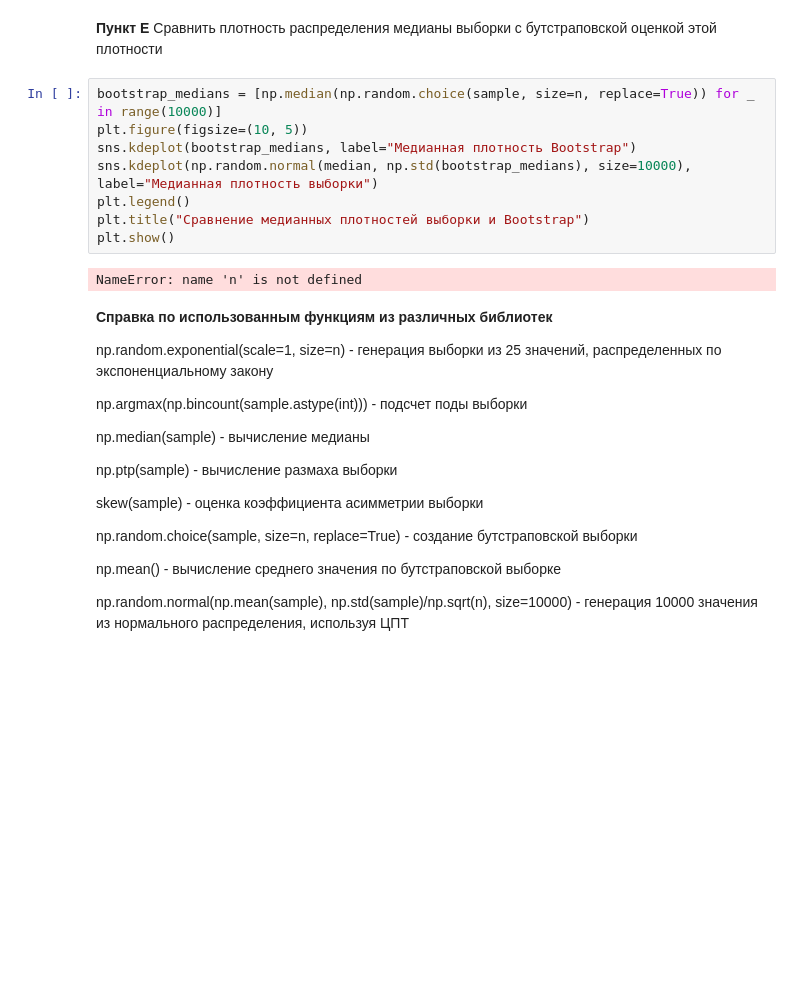
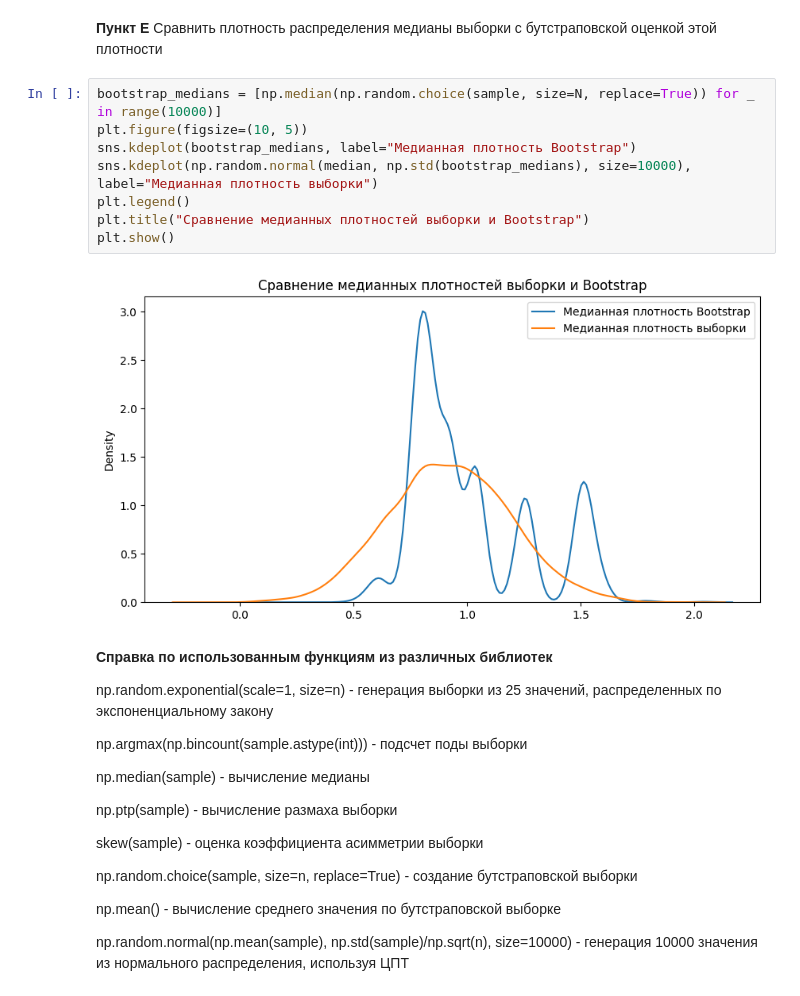
Before and after one commit to H0p1ty/MIPT_DAFE_Sem4_MathematicalStatistics, a Jupyter notebook: tasks/T2.ipynb, the cells around one changed output. Drawn from its saved outputs; the diff is of its cells as text; blank space fills up the shorter version.

```diff
--- a/tasks/T2.ipynb
+++ b/tasks/T2.ipynb
@@ -95,15 +95,15 @@ P(skewness < 1): 0.612
 **Пункт E**
 Сравнить плотность распределения медианы выборки с бутстраповской оценкой этой плотности
 # %%
-bootstrap_medians = [np.median(np.random.choice(sample, size=n, replace=True)) for _ in range(10000)]
+bootstrap_medians = [np.median(np.random.choice(sample, size=N, replace=True)) for _ in range(10000)]
 plt.figure(figsize=(10, 5))
 sns.kdeplot(bootstrap_medians, label="Медианная плотность Bootstrap")
 sns.kdeplot(np.random.normal(median, np.std(bootstrap_medians), size=10000), label="Медианная плотность выборки")
 plt.legend()
 plt.title("Сравнение медианных плотностей выборки и Bootstrap")
 plt.show()
 # %% [output]
-NameError: name 'n' is not defined
+[figure, added]
 # %% [markdown]
 **Справка по использованным функциям из различных библиотек**
 
```
